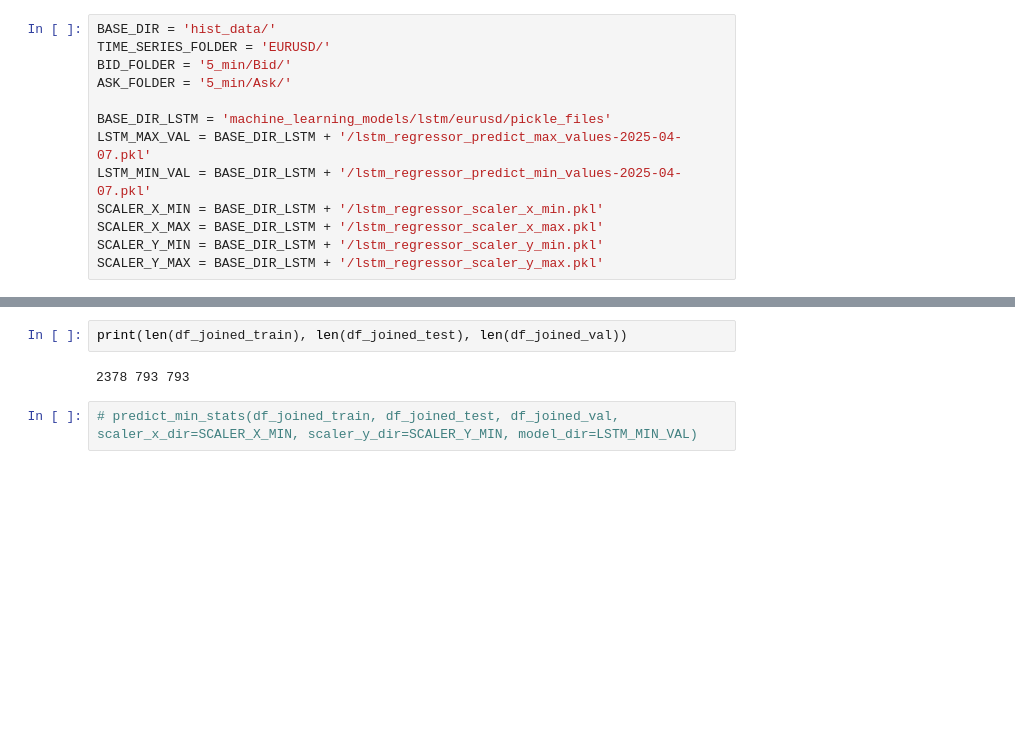
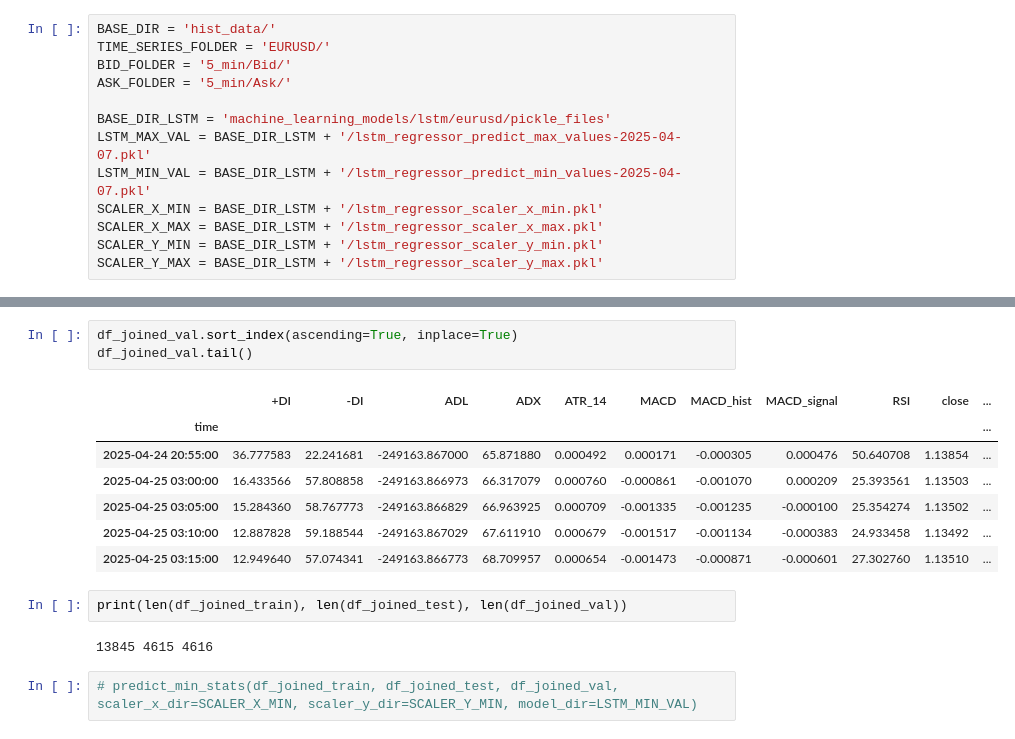
Before and after one commit to maratgaliulin/python_algo_ai, a Jupyter notebook: test.ipynb, the cells around one changed output, grey strips where cells are left out. Cells and saved outputs as stored; diff of their text form; blank space fills up the shorter version.

```diff
--- a/test.ipynb
+++ b/test.ipynb
@@ -96,7 +57,18 @@ df_joined_val.tail()
+# %%
+df_joined_val.sort_index(ascending=True, inplace=True)
+df_joined_val.tail()
+# %% [output]
+|  | +DI | -DI | ADL | ADX | ATR_14 | MACD | MACD_hist | MACD_signal | RSI | close | ... |
+| time |  |  |  |  |  |  |  |  |  |  | ... |
+| 2025-04-24 20:55:00 | 36.777583 | 22.241681 | -249163.867000 | 65.871880 | 0.000492 | 0.000171 | -0.000305 | 0.000476 | 50.640708 | 1.13854 | ... |
+| 2025-04-25 03:00:00 | 16.433566 | 57.808858 | -249163.866973 | 66.317079 | 0.000760 | -0.000861 | -0.001070 | 0.000209 | 25.393561 | 1.13503 | ... |
+| 2025-04-25 03:05:00 | 15.284360 | 58.767773 | -249163.866829 | 66.963925 | 0.000709 | -0.001335 | -0.001235 | -0.000100 | 25.354274 | 1.13502 | ... |
+| 2025-04-25 03:10:00 | 12.887828 | 59.188544 | -249163.867029 | 67.611910 | 0.000679 | -0.001517 | -0.001134 | -0.000383 | 24.933458 | 1.13492 | ... |
+| 2025-04-25 03:15:00 | 12.949640 | 57.074341 | -249163.866773 | 68.709957 | 0.000654 | -0.001473 | -0.000871 | -0.000601 | 27.302760 | 1.13510 | ... |
 # %%
 print(len(df_joined_train), len(df_joined_test), len(df_joined_val))
 # %% [output]
-2378 793 793
+13845 4615 4616
 # %%
 # predict_min_stats(df_joined_train, df_joined_test, df_joined_val, scaler_x_dir=SCALER_X_MIN, scaler_y_dir=SCALER_Y_MIN, model_dir=LSTM_MIN_VAL)
 # %%
```
Also changed, not shown: parts of 4 cells of this notebook, 2 other files.
